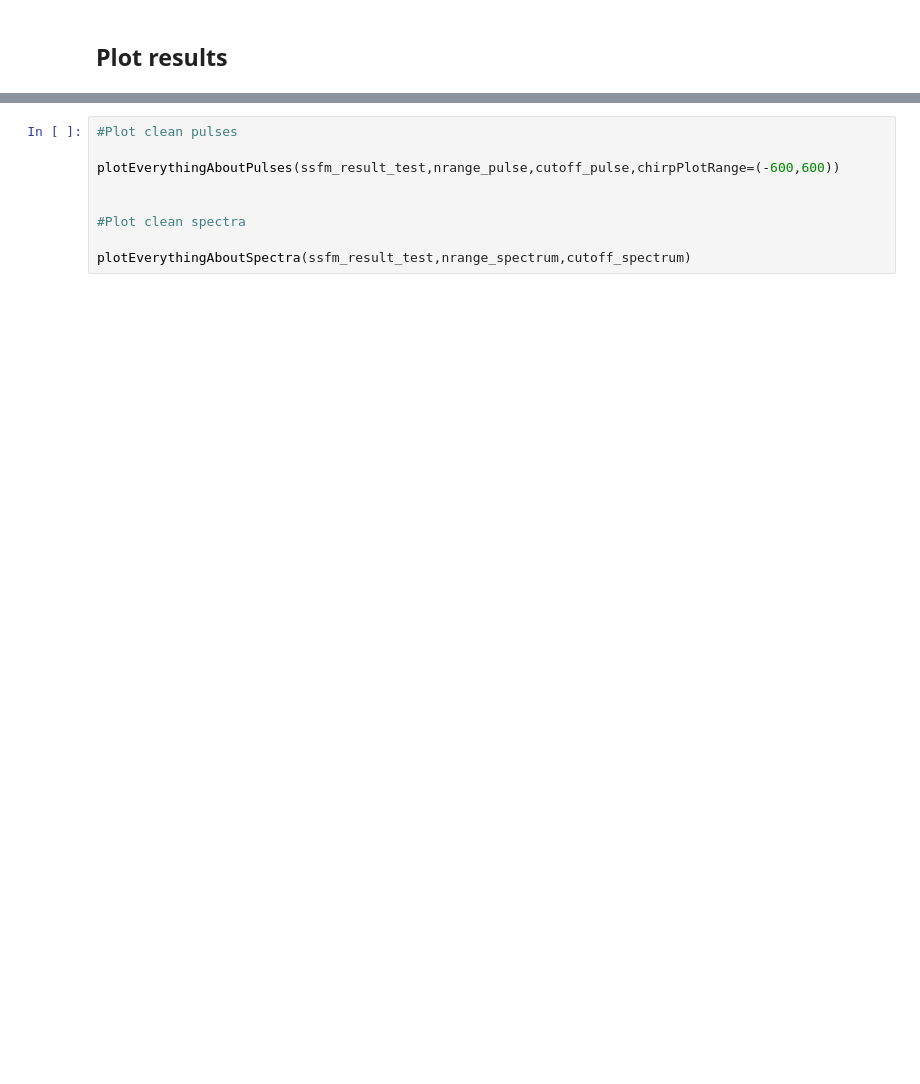
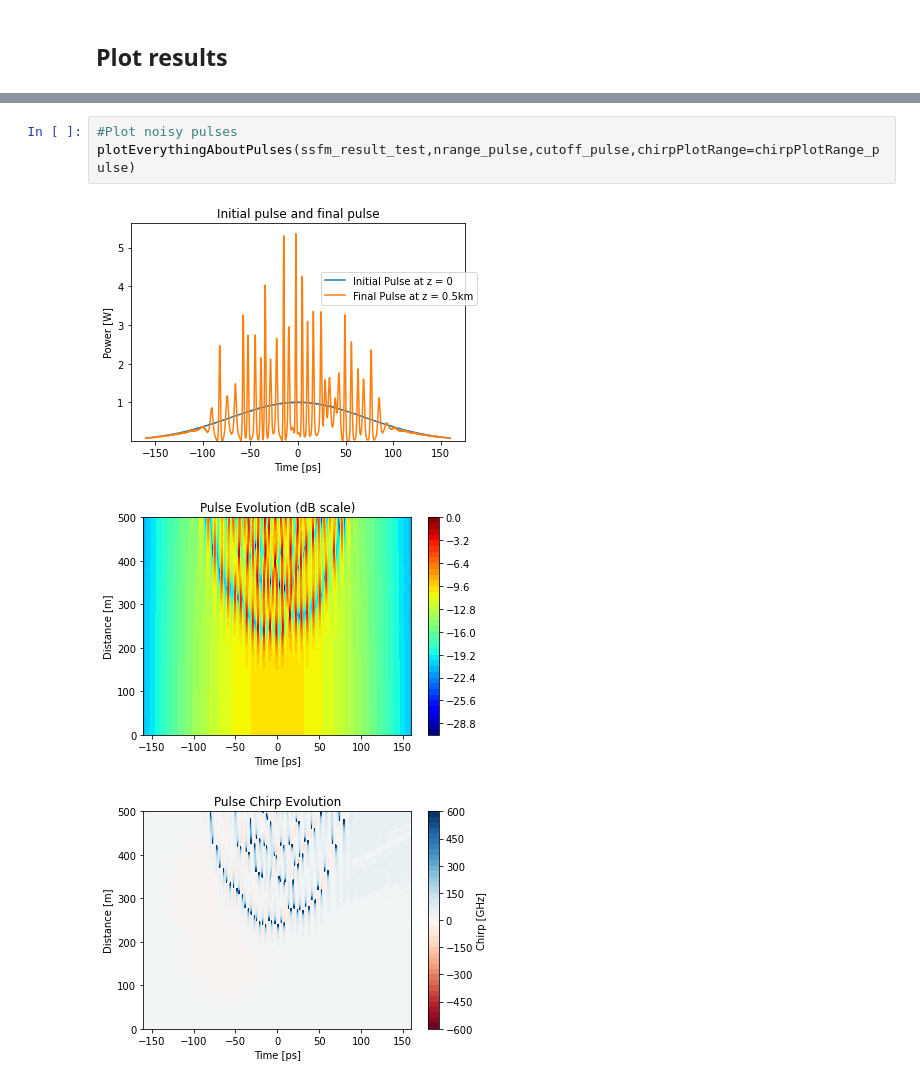
Before and after one commit to OleKrarup123/NLSE-vector-solver, a Jupyter notebook: ModulationInstability.ipynb, the cells around one changed output, grey strips where cells are left out. Drawn from its saved outputs; the diff is of its cells as text; blank space fills up the shorter version.

```diff
--- a/ModulationInstability.ipynb
+++ b/ModulationInstability.ipynb
@@ -170,9 +206,7 @@ plotEverythingAboutSpectra(ssfm_result_clean,nrange_spectrum,cutoff_spectrum)
 # %%
-#Plot clean pulses
-
-plotEverythingAboutPulses(ssfm_result_test,nrange_pulse,cutoff_pulse,chirpPlotRange=(-600,600))
-
-
-#Plot clean spectra
-
-plotEverythingAboutSpectra(ssfm_result_test,nrange_spectrum,cutoff_spectrum)
+#Plot noisy pulses
+plotEverythingAboutPulses(ssfm_result_test,nrange_pulse,cutoff_pulse,chirpPlotRange=chirpPlotRange_pulse)
+# %% [output]
+[figure, added]
+[figure, added]
+[figure, added]
```
Also changed, not shown: parts of 9 cells of this notebook, 1 other file.
